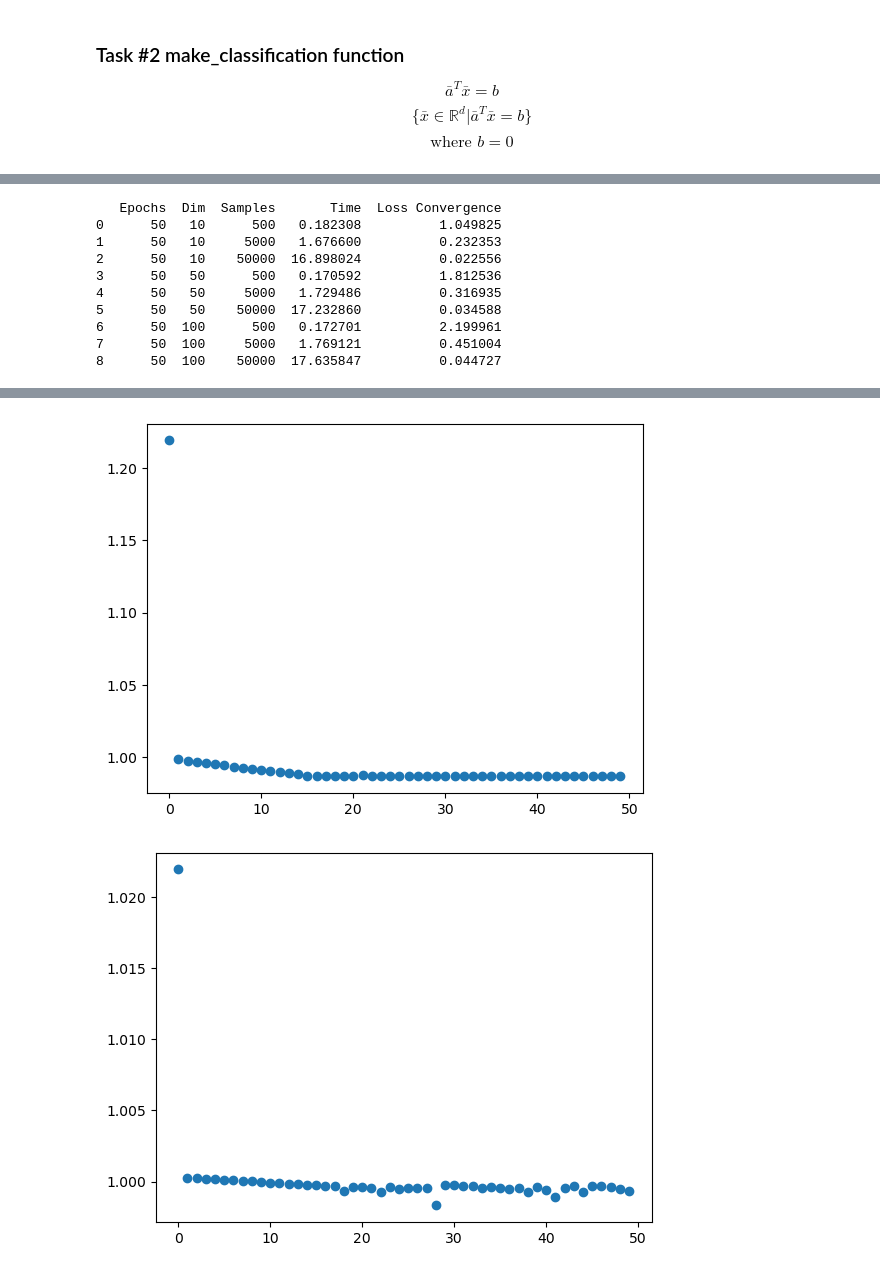
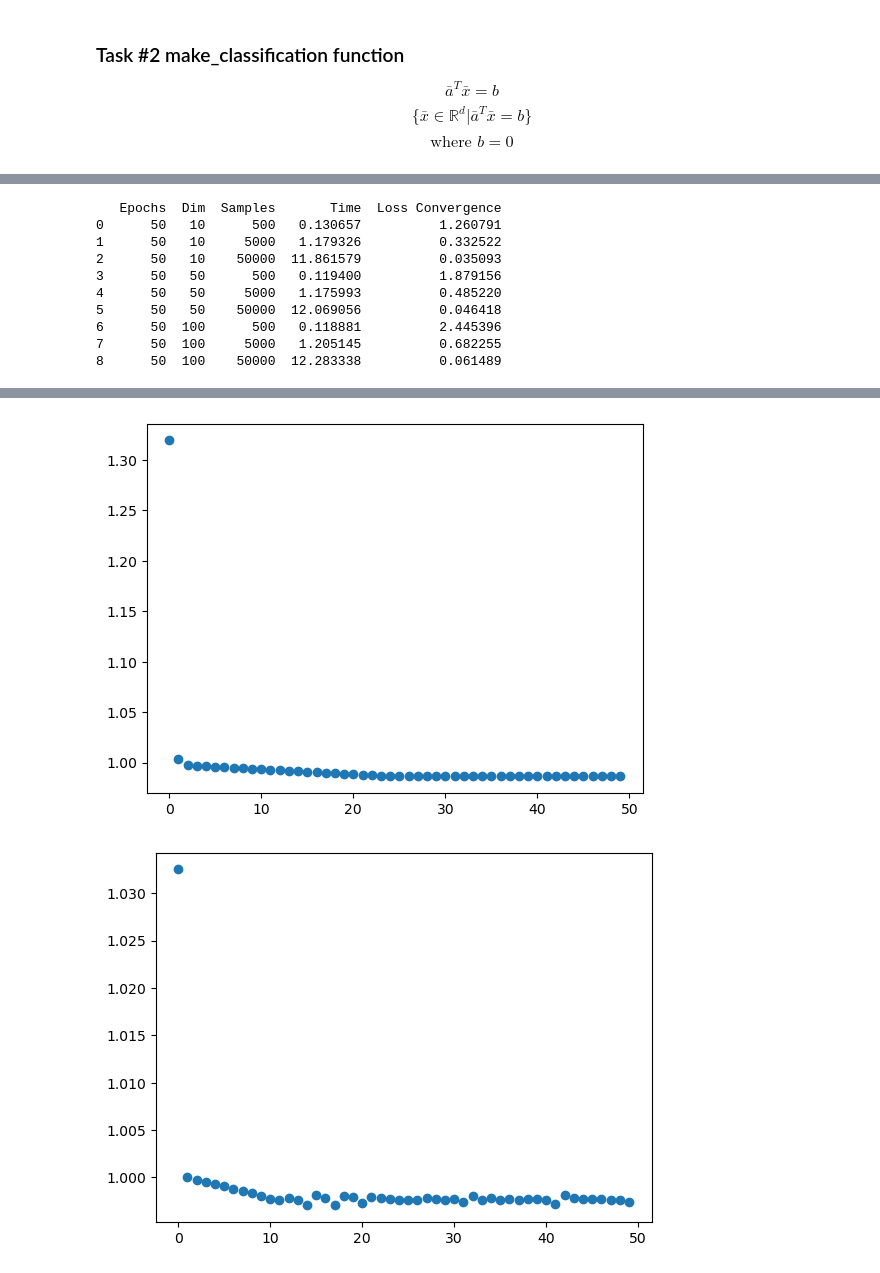
Before and after one commit to nnail0/429-hw2, a Jupyter notebook: linear_svc_mn.ipynb, the cells around one changed output, grey strips where cells are left out. Drawn from its saved outputs; the diff is of its cells as text; code cells hidden in the pictures.

```diff
--- a/linear_svc_mn.ipynb
+++ b/linear_svc_mn.ipynb
@@ -116,6 +116,7 @@ $$\bar{a}^T \bar{x} = b$$
 $$\{ \bar{x} \in \mathbb{R}^d | \bar{a}^T \bar{x} = b\}$$
 $$\text{where } b=0$$
 # %%
+from sklearn.model_selection import train_test_split
 def make_classification(d,n, u=100,seed=1):
     """
     Generates a set of linearly seperable data
@@ -140,8 +141,15 @@ def make_classification(d,n, u=100,seed=1):
         y.append(yi)
     Y = np.array(y)
 
-    #TODO make the first 70% training, and the last 30% test
-    return X,Y
+    split_idx = int(np.ceil(n * 0.7))
+    X_train, X_test = np.split(X, [split_idx])
+    Y_train, Y_test = np.split(Y, [split_idx])
+
+
+    X_train, X_test, Y_train, Y_test = train_test_split(X, Y, test_size=0.3, random_state=seed)
+
+
+    return X_train, X_test, Y_train, Y_test
 # %%
 from matplotlib.colors import ListedColormap
 import matplotlib.pyplot as plt
@@ -183,15 +191,15 @@ def plot_decision_regions(X, y, classifier, test_idx=None,
 # %%
 #plotting the decision boundary found for linear svc on the Iris dataset
 svc = LinearSVC(n_iter=100, eta=0.001)
-X,Y = make_classification(d=2,n=100,u=100,seed=96)
+X_train, X_test, Y_train, Y_test = make_classification(d=2,n=100,u=100,seed=96)
 
 
 svc_start = datetime.now()
-svc.fit(X, Y)
+svc.fit(X_train, Y_train)
 svc_end = datetime.now()
 SVC_t = (svc_end - svc_start).total_seconds() *1000
 
-plot_decision_regions(X, Y, classifier=svc)
+plot_decision_regions(X_train, Y_train, classifier=svc)
 plt.title(f'LinearSVC - \n'
           f'eta={ETA}, epochs={NUM_ITER}')
 plt.xlabel('s')
@@ -238,12 +246,12 @@ def plot_losses(loss_values : list):
     plt.show()
 
 for dims, samples in itertools.product(n_dims, n_samples):
-    X,Y = make_classification(d=dims,n=samples,u=100,seed=96)
-    #svc1.fit(X, Y)
+    X_train, X_test, Y_train, Y_test = make_classification(d=dims,n=samples,u=100,seed=96)
+
     fit_start = time.clock_gettime(5)
-    svc1.fit(X, Y, 0.001)
+    svc1.fit(X_train, Y_train, 0.001)
     fit_end = time.clock_gettime(5)
-    #print("%d dims, %d samples: %f" % (dims, samples, fit_end - fit_start))
+
 
     end_weight = svc1.w_
     errors.append(svc1.losses_)
@@ -258,12 +266,12 @@ for l in errors:
     plot_losses(l)
 # %% [output]
    Epochs  Dim  Samples       Time  Loss Convergence
-0      50   10      500   0.182308          1.049825
-1      50   10     5000   1.676600          0.232353
-2      50   10    50000  16.898024          0.022556
-3      50   50      500   0.170592          1.812536
-4      50   50     5000   1.729486          0.316935
-5      50   50    50000  17.232860          0.034588
-6      50  100      500   0.172701          2.199961
-7      50  100     5000   1.769121          0.451004
-8      50  100    50000  17.635847          0.044727
+0      50   10      500   0.130657          1.260791
+1      50   10     5000   1.179326          0.332522
+2      50   10    50000  11.861579          0.035093
+3      50   50      500   0.119400          1.879156
+4      50   50     5000   1.175993          0.485220
+5      50   50    50000  12.069056          0.046418
+6      50  100      500   0.118881          2.445396
+7      50  100     5000   1.205145          0.682255
+8      50  100    50000  12.283338          0.061489
@@ -271,2 +279,2 @@ for l in errors:
-[figure, old version]
+[figure, new version]
-[figure, old version]
+[figure, new version]
```
Also changed, not shown: parts of 3 cells of this notebook.
